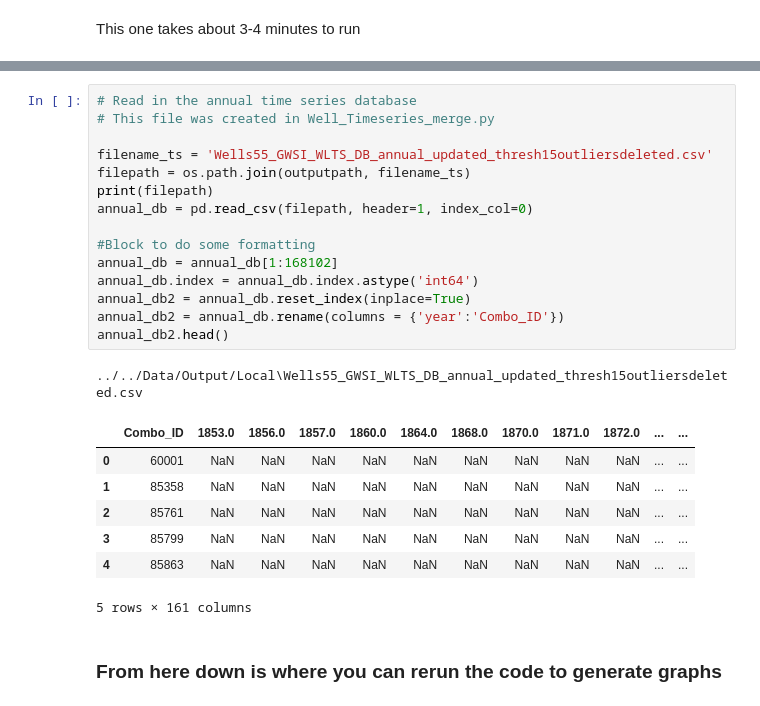
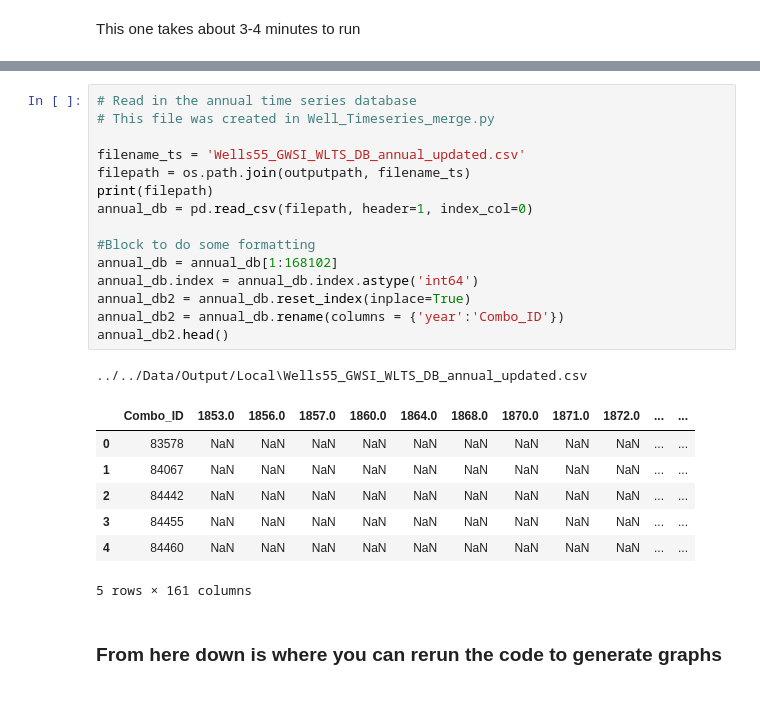
Before and after one commit to dtadych/Shallow_Groundwater_AZ, a Jupyter notebook: Code/FigureCreation/Spatial_Analysis.ipynb, the cells around one changed output, grey strips where cells are left out. Drawn from its saved outputs; the diff is of its cells as text.

```diff
--- a/Code/FigureCreation/4b_CasestudyAnalysis.ipynb
+++ b/Code/FigureCreation/Spatial_Analysis.ipynb
@@ -187,26 +152,26 @@ None
 # %%
 # Read in the annual time series database
 # This file was created in Well_Timeseries_merge.py
 
-filename_ts = 'Wells55_GWSI_WLTS_DB_annual_updated_thresh15outliersdeleted.csv'
+filename_ts = 'Wells55_GWSI_WLTS_DB_annual_updated.csv'
 filepath = os.path.join(outputpath, filename_ts)
 print(filepath)
 annual_db = pd.read_csv(filepath, header=1, index_col=0)
 
 #Block to do some formatting
 annual_db = annual_db[1:168102]
 annual_db.index = annual_db.index.astype('int64')
 annual_db2 = annual_db.reset_index(inplace=True)
 annual_db2 = annual_db.rename(columns = {'year':'Combo_ID'})
 annual_db2.head()
 # %% [output]
-../../Data/Output/Local\Wells55_GWSI_WLTS_DB_annual_updated_thresh15outliersdeleted.csv
+../../Data/Output/Local\Wells55_GWSI_WLTS_DB_annual_updated.csv
 |  | Combo_ID | 1853.0 | 1856.0 | 1857.0 | 1860.0 | 1864.0 | 1868.0 | 1870.0 | 1871.0 | 1872.0 | ... | ... |
-| 0 | 60001 | NaN | NaN | NaN | NaN | NaN | NaN | NaN | NaN | NaN | ... | ... |
-| 1 | 85358 | NaN | NaN | NaN | NaN | NaN | NaN | NaN | NaN | NaN | ... | ... |
-| 2 | 85761 | NaN | NaN | NaN | NaN | NaN | NaN | NaN | NaN | NaN | ... | ... |
-| 3 | 85799 | NaN | NaN | NaN | NaN | NaN | NaN | NaN | NaN | NaN | ... | ... |
-| 4 | 85863 | NaN | NaN | NaN | NaN | NaN | NaN | NaN | NaN | NaN | ... | ... |
+| 0 | 83578 | NaN | NaN | NaN | NaN | NaN | NaN | NaN | NaN | NaN | ... | ... |
+| 1 | 84067 | NaN | NaN | NaN | NaN | NaN | NaN | NaN | NaN | NaN | ... | ... |
+| 2 | 84442 | NaN | NaN | NaN | NaN | NaN | NaN | NaN | NaN | NaN | ... | ... |
+| 3 | 84455 | NaN | NaN | NaN | NaN | NaN | NaN | NaN | NaN | NaN | ... | ... |
+| 4 | 84460 | NaN | NaN | NaN | NaN | NaN | NaN | NaN | NaN | NaN | ... | ... |
 5 rows × 161 columns
 # %% [markdown]
 ### From here down is where you can rerun the code to generate graphs
```
Also changed, not shown: parts of 26 cells of this notebook, 1 other file.
